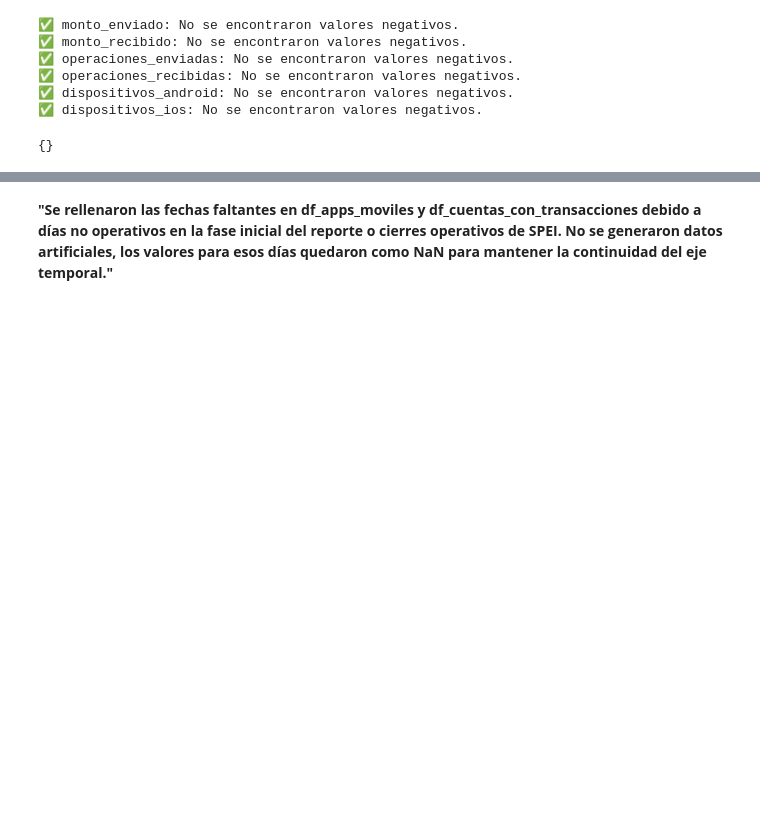
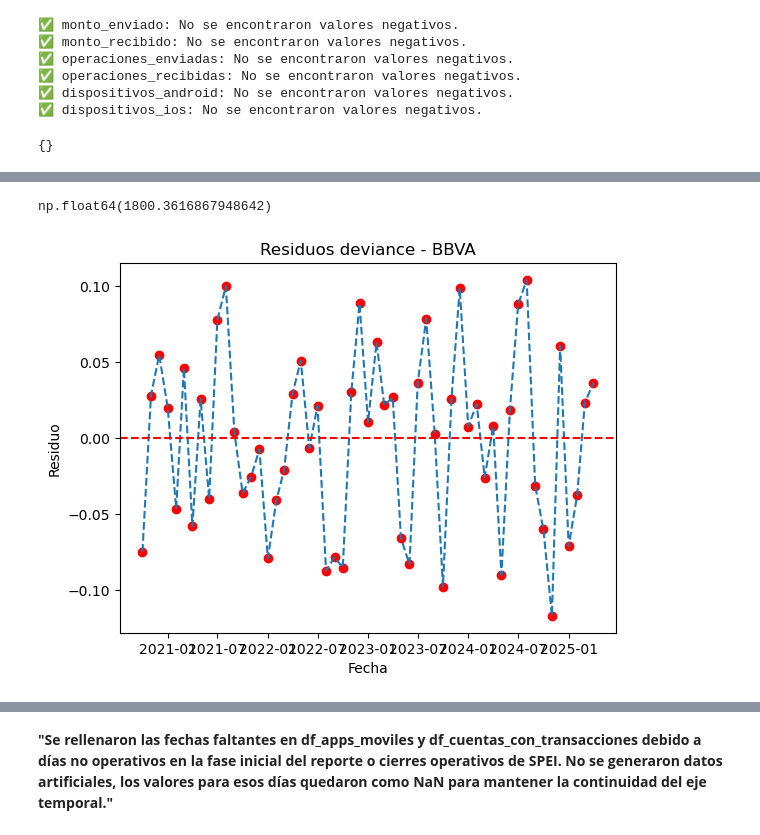
Before and after one commit to gerardorochabenigno/FinalLineales, a Jupyter notebook: cleaning_data.ipynb, the cells around one changed output, grey strips where cells are left out. Cells and saved outputs as stored; diff of their text form; code cells hidden in the pictures; blank space fills up the shorter version.

```diff
--- a/cleaning_data.ipynb
+++ b/cleaning_data.ipynb
@@ -806,0 +1101,27 @@ df_cuentas_con_transacciones = rellenar_fechas(df_cuentas_con_transacciones)
+# %%
+def seleccionar_features(df: pd.DataFrame, targets: list) -> list:
+    """
+    Dada una lista de variables objetivo (targets), devuelve una lista de columnas recomendadas como features:
+    - Excluye columnas que sean los targets explícitos
+    - Excluye columnas derivadas del target (por ejemplo, 'monto_por_operacion_*' si 'monto' está en target)
+    - Excluye columnas que contienen 'total' o 'totales' (excepto 'tasa_activacion_total')
+    - Retorna solo columnas numéricas que no estén directamente relacionadas con los targets
+    """
+    columnas = df.columns
+    features = []
+
+    for col in columnas:
+        # Excluir si es un target directo
+        if any(target in col for target in targets):
+            continue
+        # Excluir si es una derivación típica del target
+        if any("por_operacion" in col or "por_cuenta" in col for target in targets):
+            continue
+        # Excluir si contiene "total" o "totales", excepto tasa_activacion_total
+        if ("total" in col.lower() or "totales" in col.lower()) and col != "tasa_activacion_total":
+            continue
+        # Incluir solo columnas numéricas válidas
+        if col != "fecha" and pd.api.types.is_numeric_dtype(df[col]):
+            features.append(col)
+
+    return features
@@ -806,0 +1266,4 @@ df_cuentas_con_transacciones = rellenar_fechas(df_cuentas_con_transacciones)
+# %%
+data_model = data.reset_index().copy()
+# %%
+resultados = ajustar_glm_gamma_por_banco(data_model, bancos=["bbva", "bancoppel", "azteca", "otros", "stp"])
@@ -806,0 +1298,17 @@ df_cuentas_con_transacciones = rellenar_fechas(df_cuentas_con_transacciones)
+# %%
+resultados["bbva"].aic
+# %% [output]
+np.float64(1800.3616867948642)
+# %%
+import matplotlib.pyplot as plt
+
+residuos = resultados["bbva"].resid_deviance
+plt.plot(data_model["fecha"].drop(0), residuos,'--')
+plt.scatter(data_model["fecha"].drop(0), residuos, c='r')
+plt.axhline(0, color="red", linestyle="--")
+plt.title("Residuos deviance - BBVA")
+plt.xlabel("Fecha")
+plt.ylabel("Residuo")
+plt.show()
+# %% [output]
+[figure, added]
```
Also changed, not shown: parts of 71 cells of this notebook.
